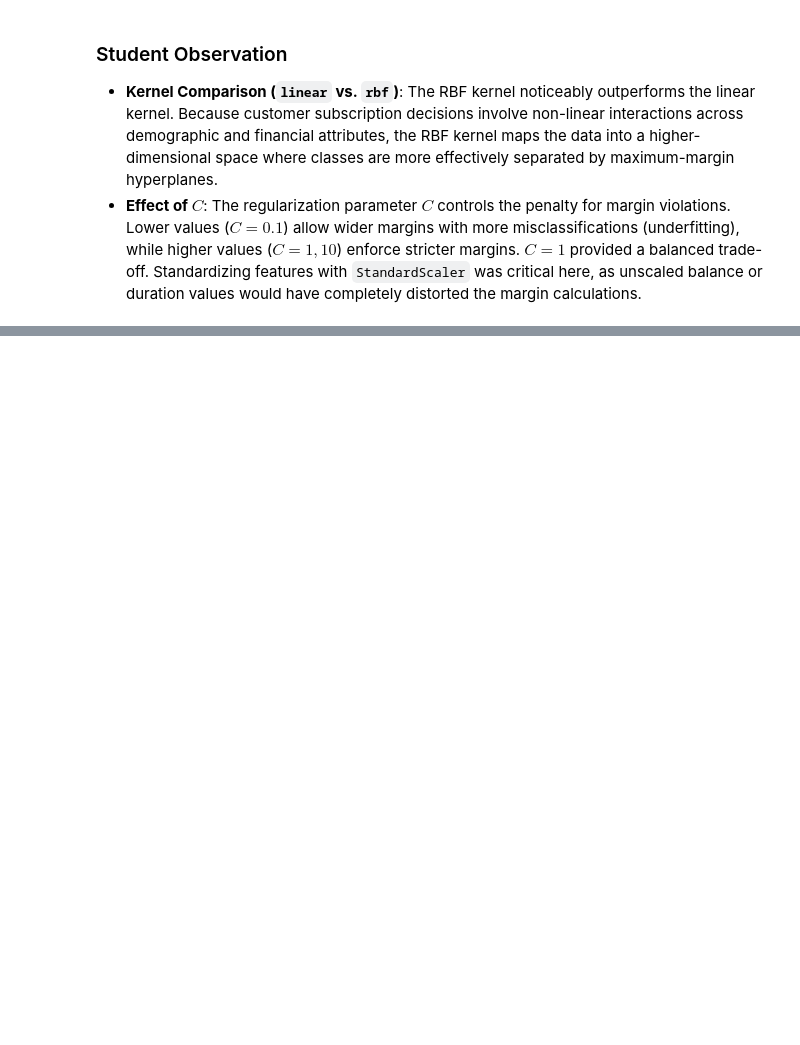
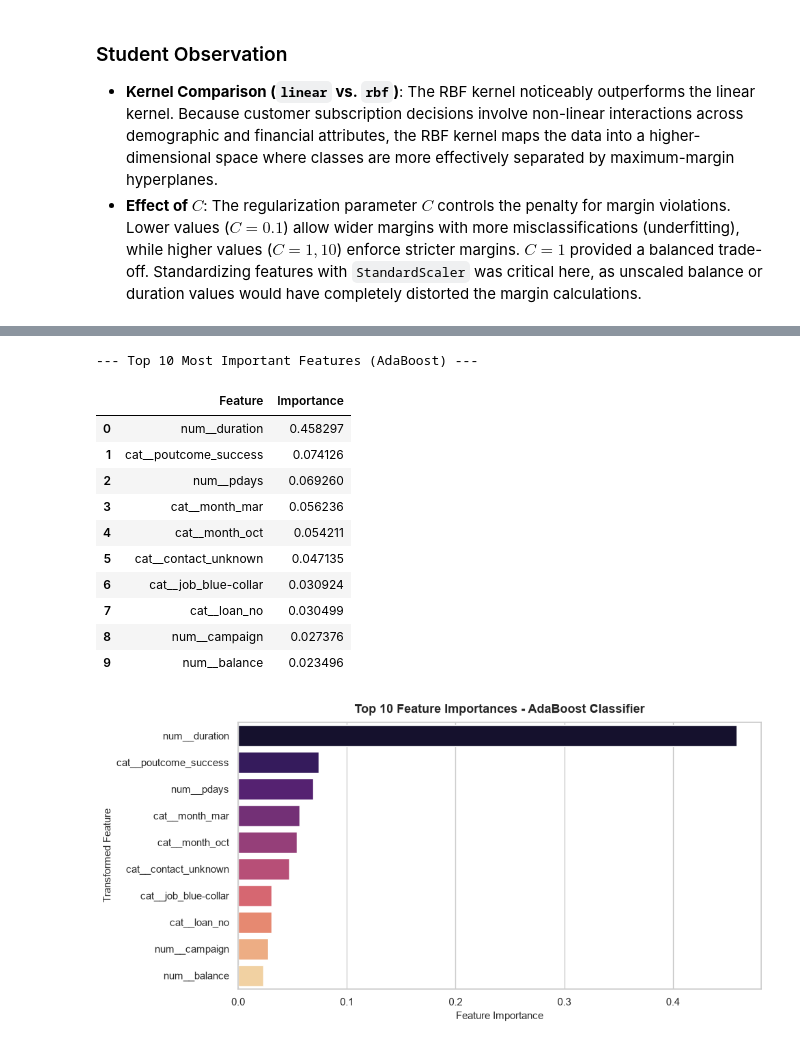
Before and after one commit to Sanjay1266/ML_Case_study, a Jupyter notebook: notebooks/classification.ipynb, the cells around one changed output, grey strips where cells are left out. Saved outputs shown, nothing was run; the diff lists cells and outputs as text; code cells hidden in the pictures; blank space fills up the shorter version.

```diff
--- a/notebooks/classification.ipynb
+++ b/notebooks/classification.ipynb
@@ -1313,0 +1369,43 @@ Please provide your technical analysis for each of the following questions after
+# %%
+# Extract transformed feature names and feature importances
+ada_features = best_ada.named_steps["preprocessor"].get_feature_names_out()
+ada_importances = best_ada.named_steps["classifier"].feature_importances_
+
+# Build Feature Importance DataFrame
+ada_feat_imp_df = pd.DataFrame({
+    "Feature": ada_features,
+    "Importance": ada_importances
+}).sort_values(by="Importance", ascending=False).reset_index(drop=True)
+
+print("--- Top 10 Most Important Features (AdaBoost) ---")
+display(ada_feat_imp_df.head(10))
+
+# Plot top 10 feature importances
+plt.figure(figsize=(10, 5))
+sns.barplot(
+    data=ada_feat_imp_df.head(10),
+    x="Importance",
+    y="Feature",
+    hue="Feature",
+    palette="magma",
+    legend=False
+)
+plt.title("Top 10 Feature Importances - AdaBoost Classifier", fontsize=13, fontweight="bold", pad=10)
+plt.xlabel("Feature Importance", fontsize=11)
+plt.ylabel("Transformed Feature", fontsize=11)
+plt.tight_layout()
+plt.show()
+# %% [output]
+--- Top 10 Most Important Features (AdaBoost) ---
+|  | Feature | Importance |
+| 0 | num__duration | 0.458297 |
+| 1 | cat__poutcome_success | 0.074126 |
+| 2 | num__pdays | 0.069260 |
+| 3 | cat__month_mar | 0.056236 |
+| 4 | cat__month_oct | 0.054211 |
+| 5 | cat__contact_unknown | 0.047135 |
+| 6 | cat__job_blue-collar | 0.030924 |
+| 7 | cat__loan_no | 0.030499 |
+| 8 | num__campaign | 0.027376 |
+| 9 | num__balance | 0.023496 |
+[figure, added]
```
Also changed, not shown: parts of 58 cells of this notebook, 7 other files.
